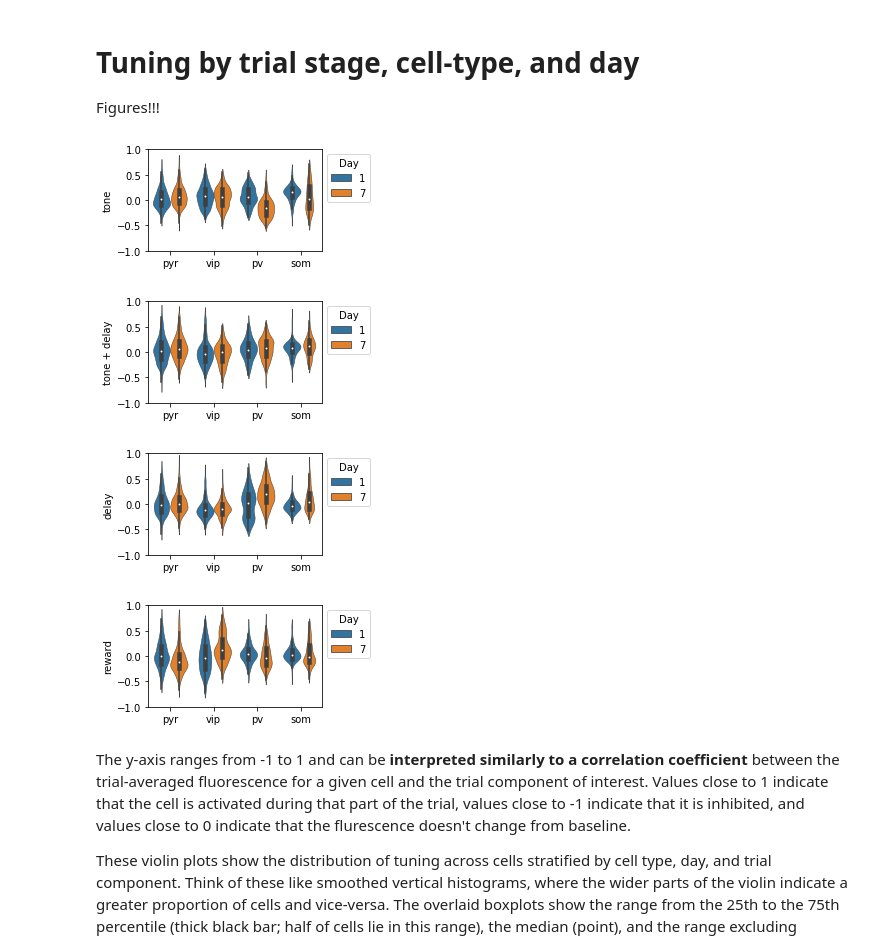
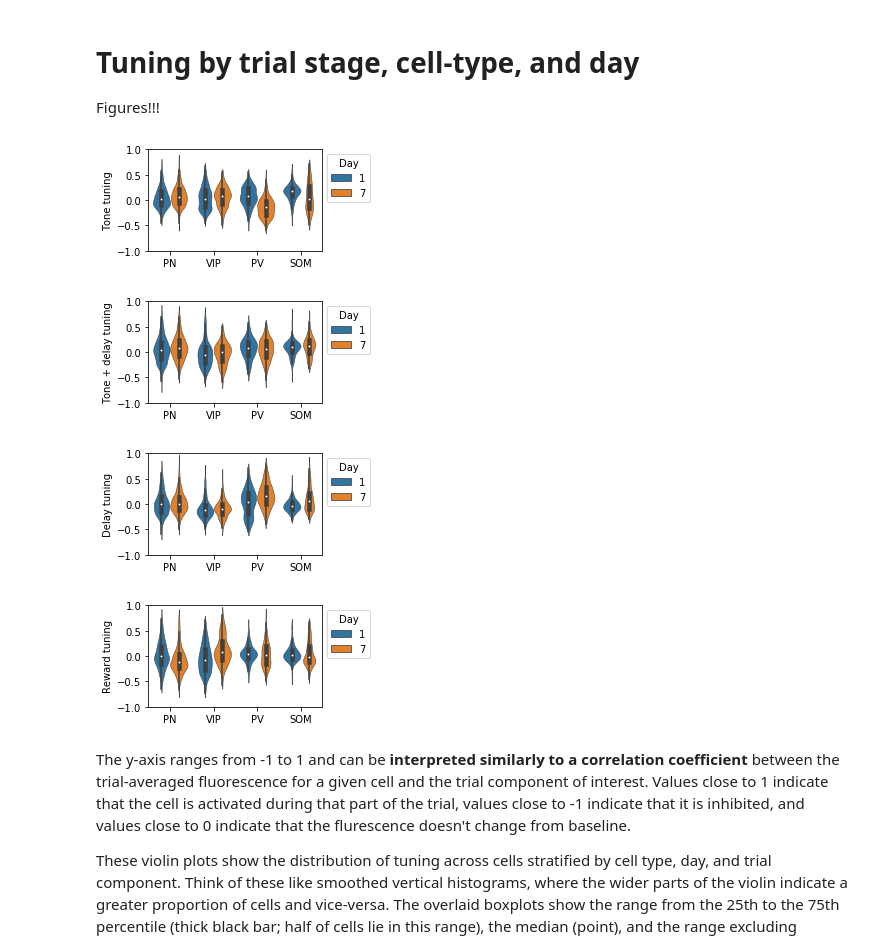
Before and after one commit to nauralcodinglab/interneuron-reward, a Jupyter notebook: notebooks/evolving_trial_structure_projections.ipynb, the cells around one changed output. Saved outputs shown, nothing was run; the diff lists cells and outputs as text; code cells hidden in the pictures.

```diff
--- a/notebooks/evolving_trial_structure_projections.ipynb
+++ b/notebooks/evolving_trial_structure_projections.ipynb
@@ -178,33 +178,35 @@ def patch_violinplot():
         violin.set_linewidth(0.5)
 # %%
 CELLTYPE_ORDER = [cond.CellType.pyr, cond.CellType.vip, cond.CellType.pv, cond.CellType.som]
+CELLTYPE_LABELS = ['PN', 'VIP', 'PV', 'SOM']
 # %%
 for key in ideal_projection_similarities:
     plt.figure(figsize=(4, 2))
     ax = plt.subplot(111)
 
     sns.violinplot(
         cell_types, ideal_projection_similarities[key], days,
         order=CELLTYPE_ORDER,
         cut=1, ax=ax
     )
     plt.ylim(-1, 1)
     plt.yticks([-1, -0.5, 0, 0.5, 1])
-    plt.ylabel(key)
+    plt.gca().set_xticklabels(CELLTYPE_LABELS)
+    plt.ylabel(f'{key.capitalize()} tuning')
 
     plt.legend(loc='upper left', title='Day', bbox_to_anchor=(1, 1))
 
     patch_violinplot()
 
     plt.tight_layout()
 
     savefig('../img/response_violins/{}'.format(key), dpi=600, bbox_inches='tight')
     plt.show()
 # %% [output]
-[figure, old version]
+[figure, new version]
-[figure, old version]
+[figure, new version]
-[figure, old version]
+[figure, new version]
-[figure, old version]
+[figure, new version]
 # %% [markdown]
 The y-axis ranges from -1 to 1 and can be **interpreted similarly to a correlation coefficient** between the trial-averaged fluorescence for a given cell and the trial component of interest. Values close to 1 indicate that the cell is activated during that part of the trial, values close to -1 indicate that it is inhibited, and values close to 0 indicate that the flurescence doesn't change from baseline.
 
```
Also changed, not shown: parts of 6 cells of this notebook.
